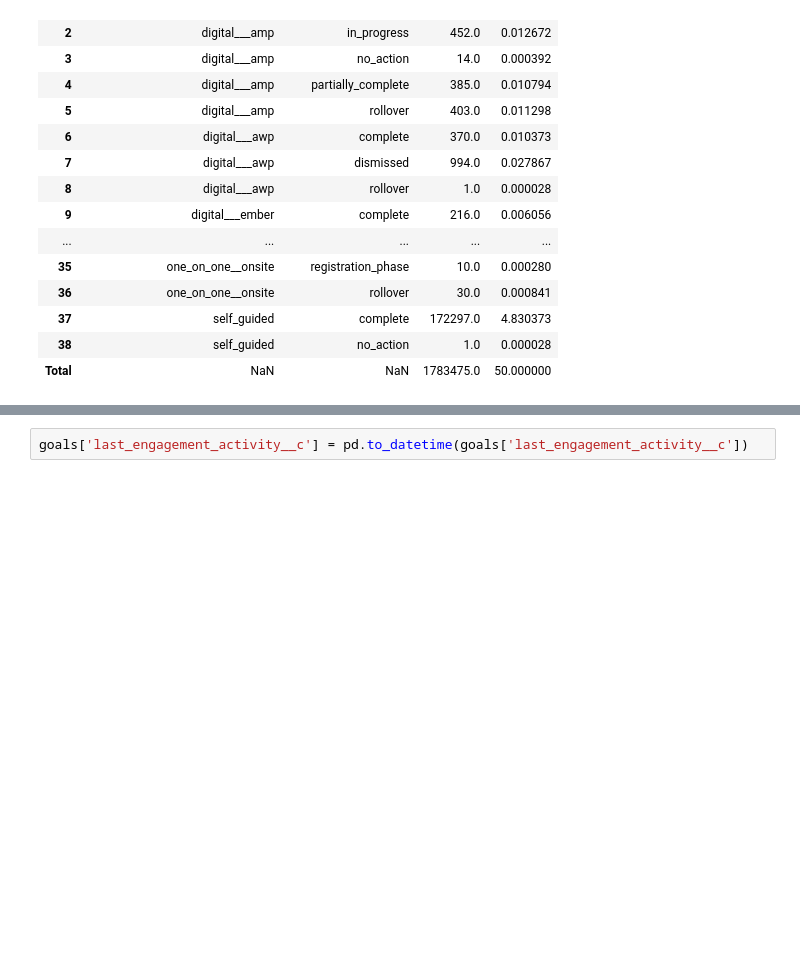
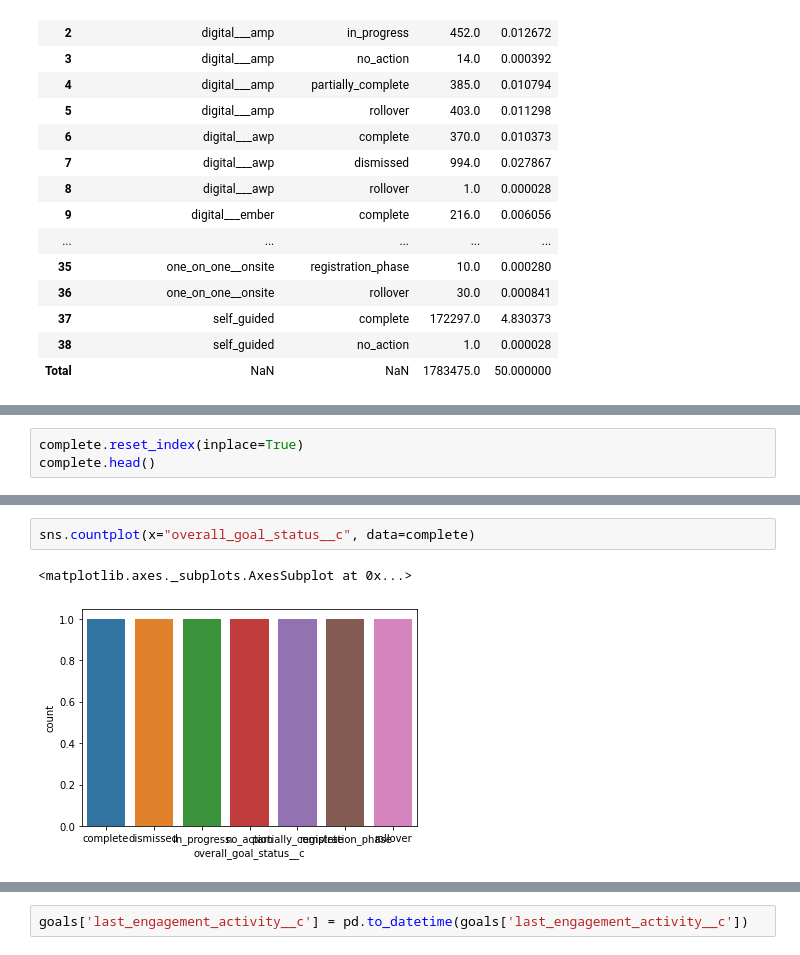
Before and after one commit to darneson1989/2021Coaching, a Jupyter notebook: updatedgoals.ipynb, the cells around one changed output, grey strips where cells are left out. Saved outputs shown, nothing was run; the diff lists cells and outputs as text; blank space fills up the shorter version.

```diff
--- a/updatedgoals.ipynb
+++ b/updatedgoals.ipynb
@@ -226,0 +320,3 @@ complete
+# %%
+complete.reset_index(inplace=True)
+complete.head()
@@ -226,0 +330,5 @@ complete
+# %%
+sns.countplot(x="overall_goal_status__c", data=complete)
+# %% [output]
+<matplotlib.axes._subplots.AxesSubplot at 0x...>
+[figure, added]
```
Also changed, not shown: parts of 19 cells of this notebook.
